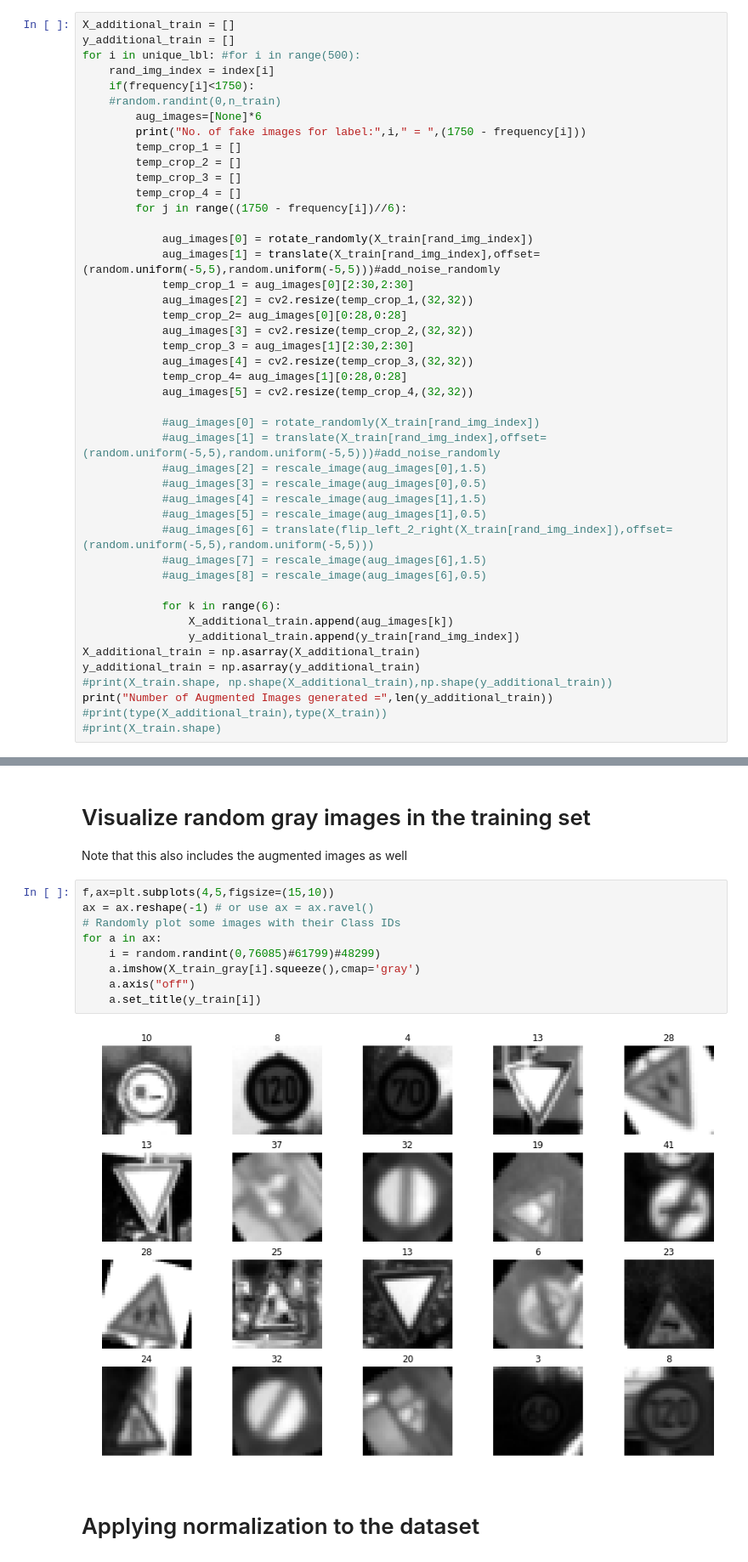
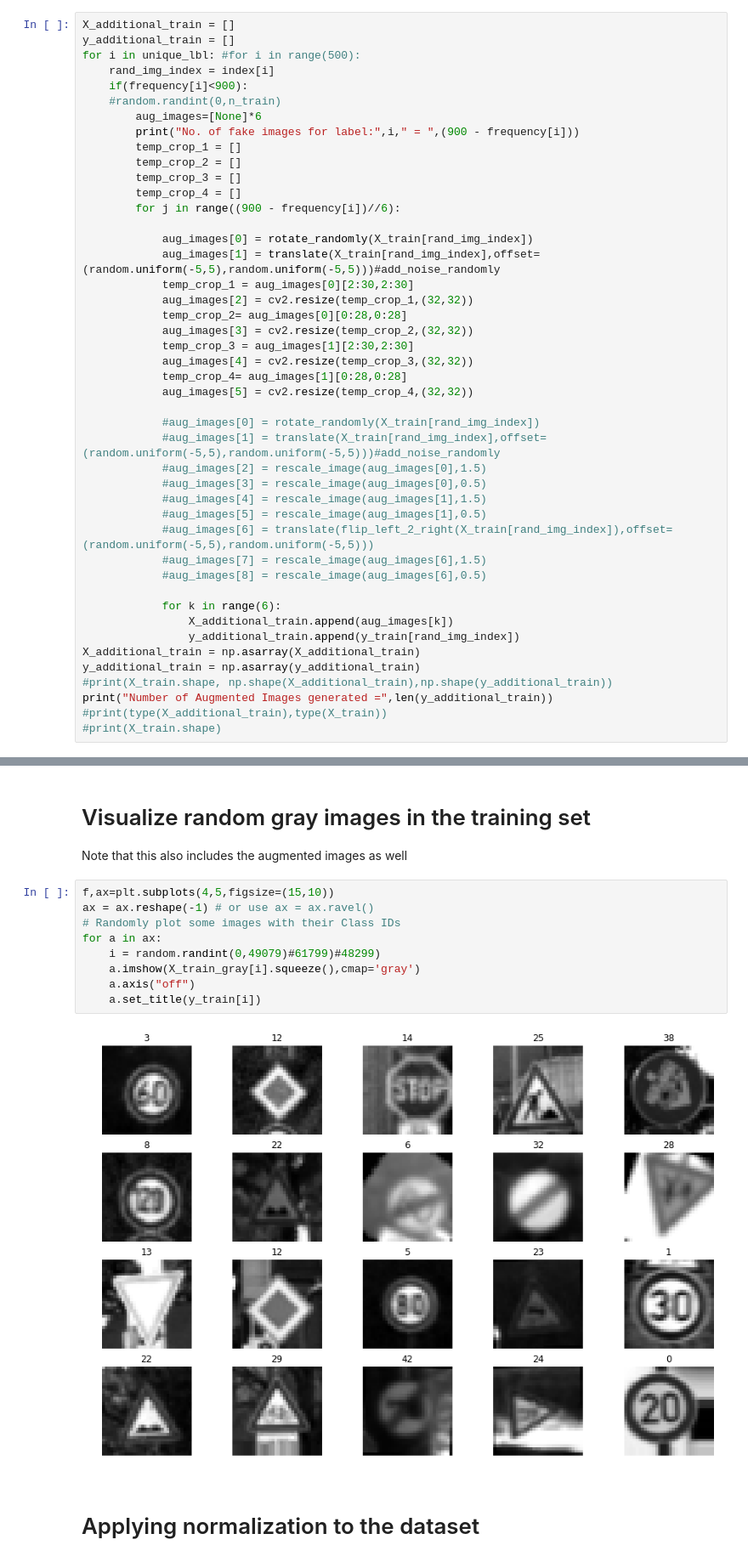
Before and after one commit to aakashkardam/Traffic_Sign_Classifier_Udacity_Project_3, a Jupyter notebook: Traffic_Sign_Classifier.ipynb, the cells around one changed output, grey strips where cells are left out. Shown: that part at 85% size. Cells and saved outputs as stored; diff of their text form.

```diff
--- a/Traffic_Sign_Classifier.ipynb
+++ b/Traffic_Sign_Classifier.ipynb
@@ -191,15 +191,15 @@ X_additional_train = []
 y_additional_train = []
 for i in unique_lbl: #for i in range(500):
     rand_img_index = index[i]
-    if(frequency[i]<1750):
+    if(frequency[i]<900):
     #random.randint(0,n_train)
         aug_images=[None]*6
-        print("No. of fake images for label:",i," = ",(1750 - frequency[i]))
+        print("No. of fake images for label:",i," = ",(900 - frequency[i]))
         temp_crop_1 = []
         temp_crop_2 = []
         temp_crop_3 = []
         temp_crop_4 = []
-        for j in range((1750 - frequency[i])//6):
+        for j in range((900 - frequency[i])//6):
 
             aug_images[0] = rotate_randomly(X_train[rand_img_index])
             aug_images[1] = translate(X_train[rand_img_index],offset=(random.uniform(-5,5),random.uniform(-5,5)))#add_noise_randomly
@@ -374,14 +371,14 @@ Note that this also includes the augmented images as well
 # %%
 f,ax=plt.subplots(4,5,figsize=(15,10))
 ax = ax.reshape(-1) # or use ax = ax.ravel()
 # Randomly plot some images with their Class IDs
 for a in ax:
-    i = random.randint(0,76085)#61799)#48299)
+    i = random.randint(0,49079)#61799)#48299)
     a.imshow(X_train_gray[i].squeeze(),cmap='gray')
     a.axis("off")
     a.set_title(y_train[i])
 # %% [output]
-[figure, old version]
+[figure, new version]
 # %% [markdown]
 # Applying normalization to the dataset
 # %%
```
Also changed, not shown: parts of 15 cells of this notebook.
